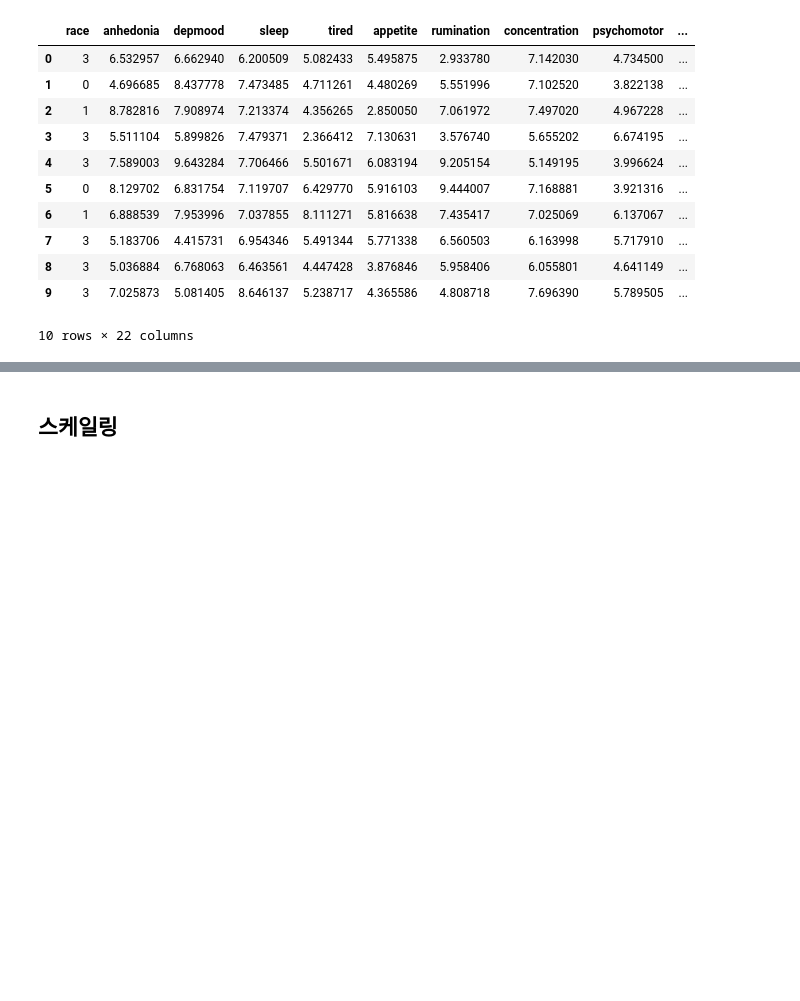
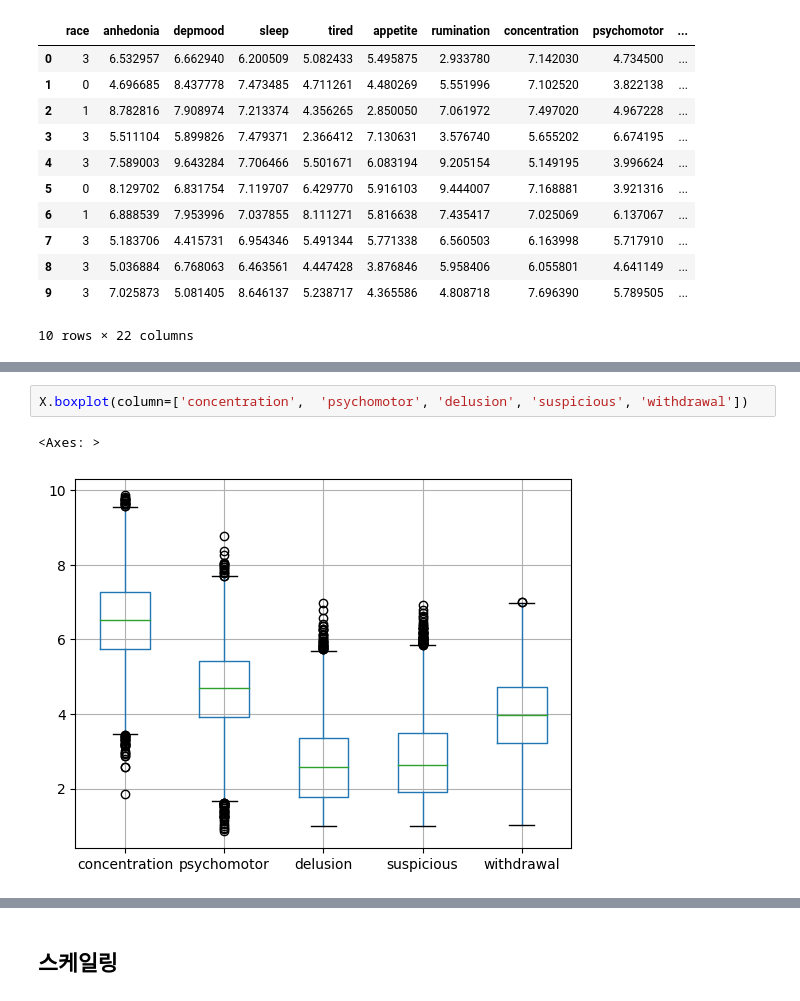
Before and after one commit to fud200/WASSUP_Project_team7, a Jupyter notebook: junyeob_code_1.ipynb, the cells around one changed output, grey strips where cells are left out. Drawn from its saved outputs; the diff is of its cells as text; blank space fills up the shorter version.

```diff
--- a/junyeob_code_1.ipynb
+++ b/junyeob_code_1.ipynb
@@ -599,0 +601,5 @@ plt.scatter(X['GrLivArea'], X['SalePrice'], s=5)
+# %%
+X.boxplot(column=['concentration',  'psychomotor', 'delusion', 'suspicious', 'withdrawal'])
+# %% [output]
+<Axes: >
+[figure, added]
```
Also changed, not shown: parts of 12 cells of this notebook.
